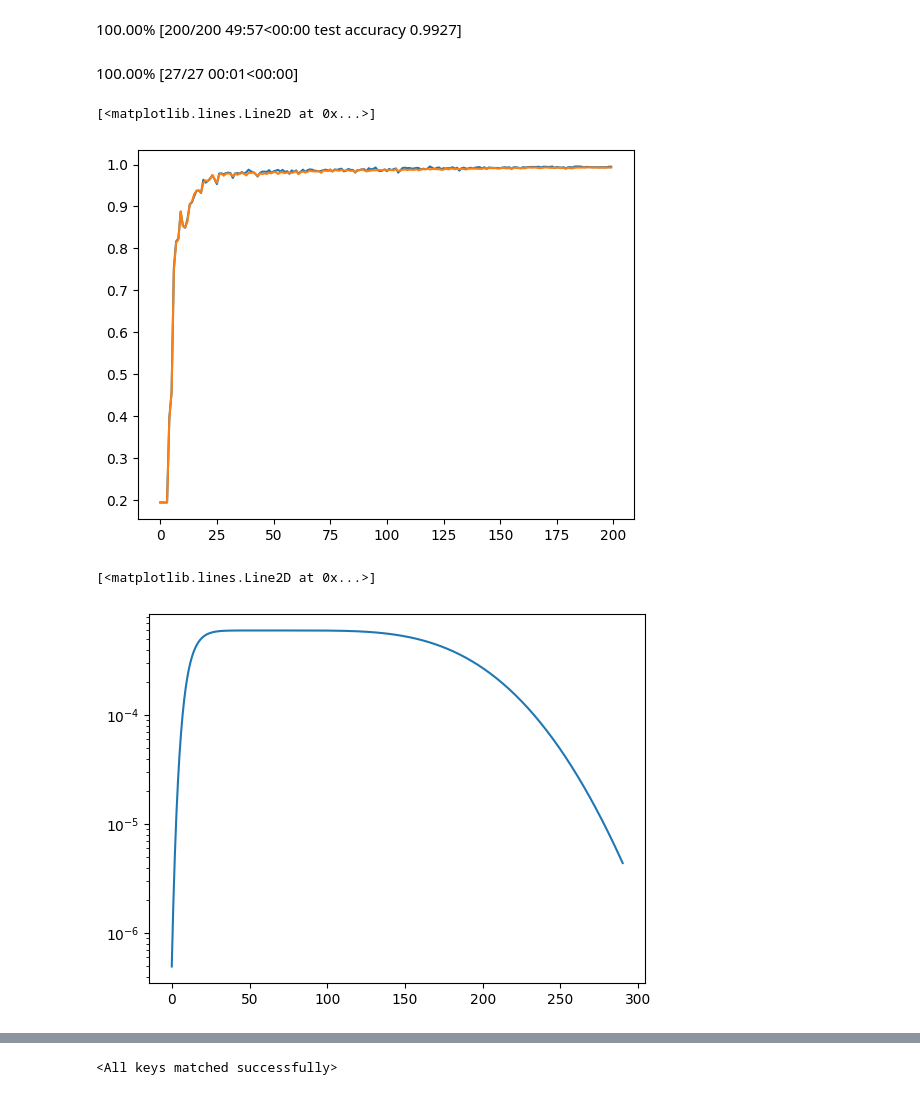
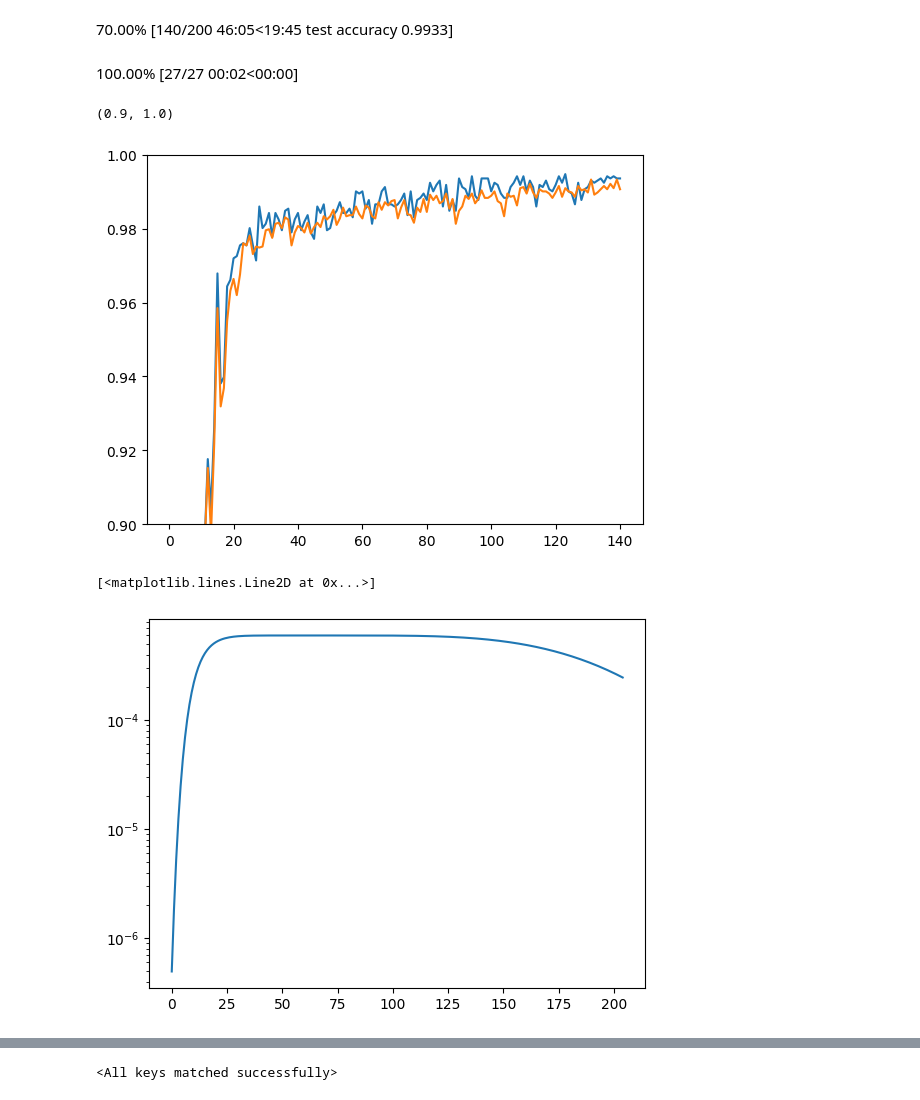
Before and after one commit to danjacobellis/tft, a Jupyter notebook: train/bloodmnist.ipynb, the cells around one changed output, grey strips where cells are left out. Saved outputs shown, nothing was run; the diff lists cells and outputs as text; code cells hidden in the pictures.

```diff
--- a/train/bloodmnist.ipynb
+++ b/train/bloodmnist.ipynb
@@ -19,7 +19,7 @@ from fastprogress.fastprogress import master_bar, progress_bar
 from IPython.display import display, HTML
 # %%
 torch.set_float32_matmul_precision('high')
-device = "cuda:2"
+device = "cuda:0"
 dataset = load_dataset('danjacobellis/bloodmnist_224')
 # %%
 labels = [l[0] for l in dataset['train']['label']]
@@ -48,7 +48,7 @@ config.weight_decay = 0.
 config.num_workers = 12
 config.image_size = 272
 config.crop_size = 256
-config.target_acc = 0.995
+config.target_acc = 0.993
 config.N_median = 15
 
 # model config
@@ -56,16 +56,17 @@ config.channels = 3
 config.J = 4
 config.embed_dim = 256
 config.dim_head = 32
+config.exp_ratio = 4.0
 config.classifier_num_classes = 8
 config.checkpoint = False
 # %%
 from pytorch_wavelets import DWTForward
 from tft.transforms import WPT2D
-from tft.models import TFTClassifier
+from tft.models import TFTClassifier2D
 
 wt = DWTForward(J=1, mode='periodization', wave='bior4.4')
 wpt = WPT2D(wt).to(device)
-model = TFTClassifier(config,wpt).to(device)
+model = TFTClassifier2D(config,wpt).to(device)
 
 for name, module in model.named_children():
     print(f"{sum(p.numel() for p in module.parameters())/1e6} \t {name}")
@@ -262,19 +265,20 @@ for i_epoch in mb:
 display(HTML(mb.main_bar.progress))
 display(HTML(mb.child.progress))
 # %% [output]
-100.00% [200/200 49:57<00:00 test accuracy 0.9927]
+70.00% [140/200 46:05<19:45 test accuracy 0.9933]
-100.00% [27/27 00:01<00:00]
+100.00% [27/27 00:02<00:00]
 # %%
 plt.plot(valid_acc)
 plt.plot(test_acc)
+plt.ylim([0.9,1.0])
 # %% [output]
-[<matplotlib.lines.Line2D at 0x...>]
+(0.9, 1.0)
-[figure, old version]
+[figure, new version]
 # %%
 plt.semilogy(learning_rates)
 # %% [output]
 [<matplotlib.lines.Line2D at 0x...>]
-[figure, old version]
+[figure, new version]
 # %%
 plt.semilogy(smoothed_y)
 plt.ylim([0,2])
```
Also changed, not shown: parts of 6 cells of this notebook.
